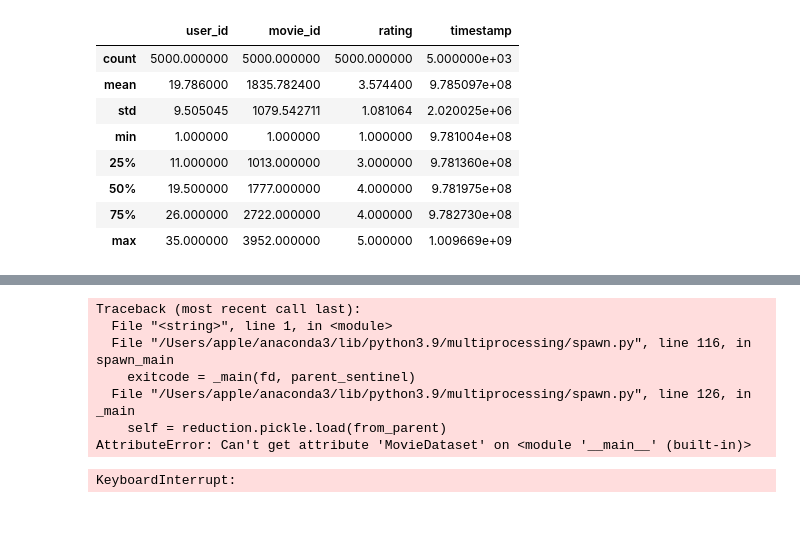
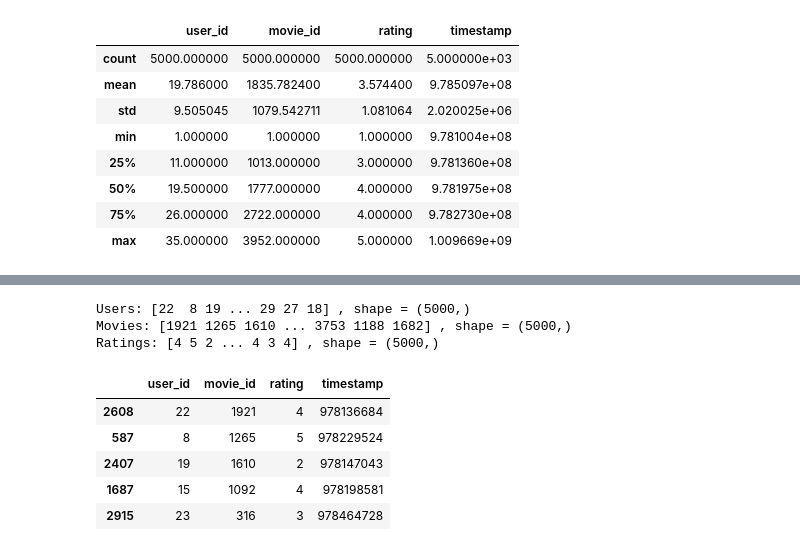
Before and after one commit to rgjha/data_science_basics, a Jupyter notebook: recommender_systems/movielens/cf_model-based/MF_deep_networks.ipynb, the cells around one changed output, grey strips where cells are left out. Cells and saved outputs as stored; diff of their text form; code cells hidden in the pictures; blank space fills up the shorter version.

```diff
--- a/recommender_systems/movielens/cf_model-based/MF_deep_networks.ipynb
+++ b/recommender_systems/movielens/cf_model-based/MF_deep_networks.ipynb
@@ -384,40 +339,0 @@ out = nn.Linear(64, 1)
-# %%
-epochs = 1
-total_loss = 0
-plot_steps, print_steps = 5000, 5000
-step_cnt = 0
-all_losses_list = []
-
-model.train()
-for epoch_i in range(epochs):
-    for i, train_data in enumerate(train_loader):
-        output = model(train_data["users"],
-                       train_data["movies"]
-                      )
-
-        # .view(4, -1) is to reshape the rating to match the shape of model output which is 4x1
-        rating = train_data["ratings"].view(4, -1).to(torch.float32)
-
-        loss = loss_func(output, rating)
-        total_loss = total_loss + loss.sum().item()
-        optimizer.zero_grad()
-        loss.backward()
-        optimizer.step()
-
-        step_cnt = step_cnt + len(train_data["users"])
-
-
-        if(step_cnt % plot_steps == 0):
-            avg_loss = total_loss/(len(train_data["users"]) * plot_steps)
-            print(f"epoch {epoch_i} loss at step: {step_cnt} is {avg_loss}")
-            all_losses_list.append(avg_loss)
-            total_loss = 0 # reset total_loss
-# %% [output]
-Traceback (most recent call last):
-  File "<string>", line 1, in <module>
-  File "/Users/apple/anaconda3/lib/python3.9/multiprocessing/spawn.py", line 116, in spawn_main
-    exitcode = _main(fd, parent_sentinel)
-  File "/Users/apple/anaconda3/lib/python3.9/multiprocessing/spawn.py", line 126, in _main
-    self = reduction.pickle.load(from_parent)
-AttributeError: Can't get attribute 'MovieDataset' on <module '__main__' (built-in)>
-KeyboardInterrupt:
@@ -423,0 +384,28 @@ KeyboardInterrupt:
+# %%
+# Create training set
+shuffled_ratings = ratings.sample(frac=1., random_state=11)
+
+# Shuffling users
+Users = shuffled_ratings['user_id'].values
+print ('Users:', Users, ', shape =', Users.shape)
+
+# Shuffling movies
+Movies = shuffled_ratings['movie_id'].values
+print ('Movies:', Movies, ', shape =', Movies.shape)
+
+# Shuffling ratings
+Ratings = shuffled_ratings['rating'].values
+print ('Ratings:', Ratings, ', shape =', Ratings.shape)
+# %% [output]
+Users: [22  8 19 ... 29 27 18] , shape = (5000,)
+Movies: [1921 1265 1610 ... 3753 1188 1682] , shape = (5000,)
+Ratings: [4 5 2 ... 4 3 4] , shape = (5000,)
+# %%
+shuffled_ratings.head()
+# %% [output]
+|  | user_id | movie_id | rating | timestamp |
+| 2608 | 22 | 1921 | 4 | 978136684 |
+| 587 | 8 | 1265 | 5 | 978229524 |
+| 2407 | 19 | 1610 | 2 | 978147043 |
+| 1687 | 15 | 1092 | 4 | 978198581 |
+| 2915 | 23 | 316 | 3 | 978464728 |
```
Also changed, not shown: parts of 12 cells of this notebook, 13 other files.
